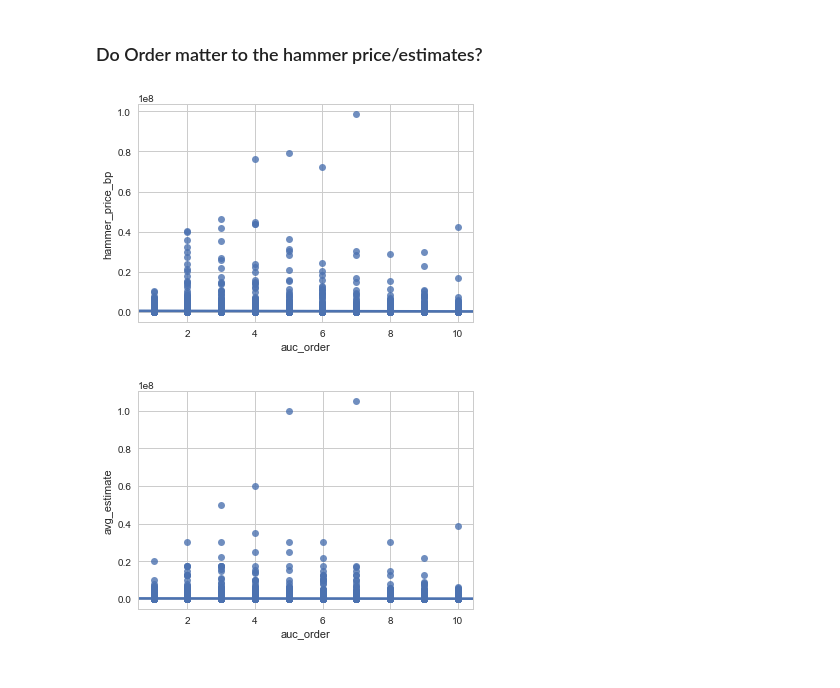
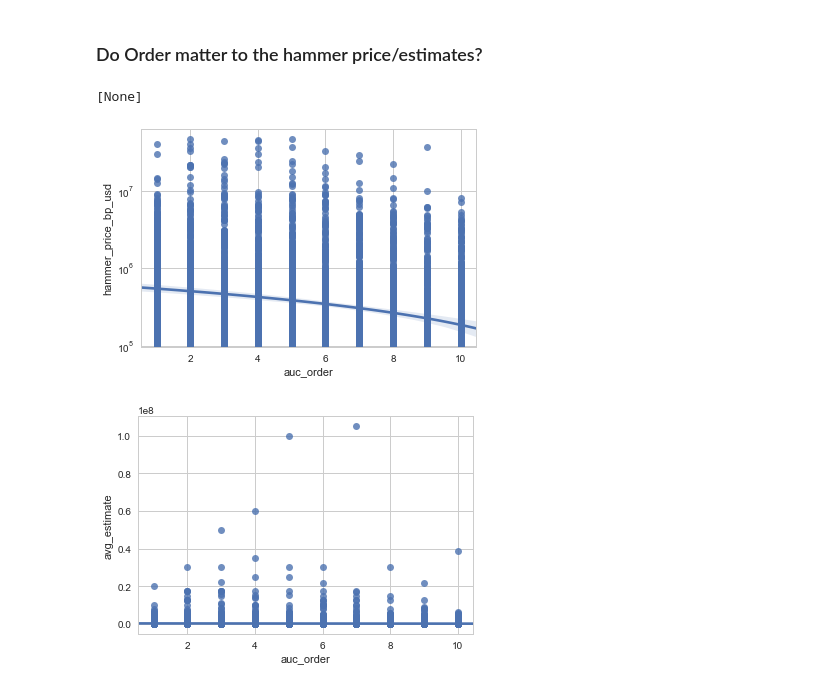
Before and after one commit to serenazzz/art-auction-visualization-project, a Jupyter notebook: Serena_Explore_Data.ipynb, the cells around one changed output. Cells and saved outputs as stored; diff of their text form; code cells hidden in the pictures.

```diff
--- a/Serena_Explore_Data.ipynb
+++ b/Serena_Explore_Data.ipynb
@@ -43,7 +56,7 @@ plt.xticks(rotation=90);
 # %% [markdown]
 ### Does the Artist's era matter to the hammer price/estimate? Older work is more valuable?
 # %%
-#need fit data to the one after currency conversion
-temp=df.loc[df.birth_year>1000]
-ax=sns.regplot(x="birth_year", y="hammer_price_bp", data=temp)
+temp=df.loc[(df.birth_year>1800)&(df.birth_year<2000)]
+ax=sns.regplot(x="birth_year", y="hammer_price_bp_usd", data=temp, scatter_kws={'alpha':0.3})
+ax.set(yscale="log")
 # %% [output]
@@ -55,9 +69,11 @@ ax=sns.regplot(x="birth_year", y="avg_estimate", data=temp)
 # %% [markdown]
 ### Do Order matter to the hammer price/estimates?
 # %%
-ax=sns.regplot(x="auc_order", y="hammer_price_bp", data=temp)
+ax=sns.regplot(x="auc_order", y="hammer_price_bp_usd", data=temp)
+ax.set(yscale="log")
 # %% [output]
+[None]
-[figure, old version]
+[figure, new version]
 # %%
 ax=sns.regplot(x="auc_order", y="avg_estimate", data=df)
 # %% [output]
```
Also changed, not shown: parts of 5 cells of this notebook.
